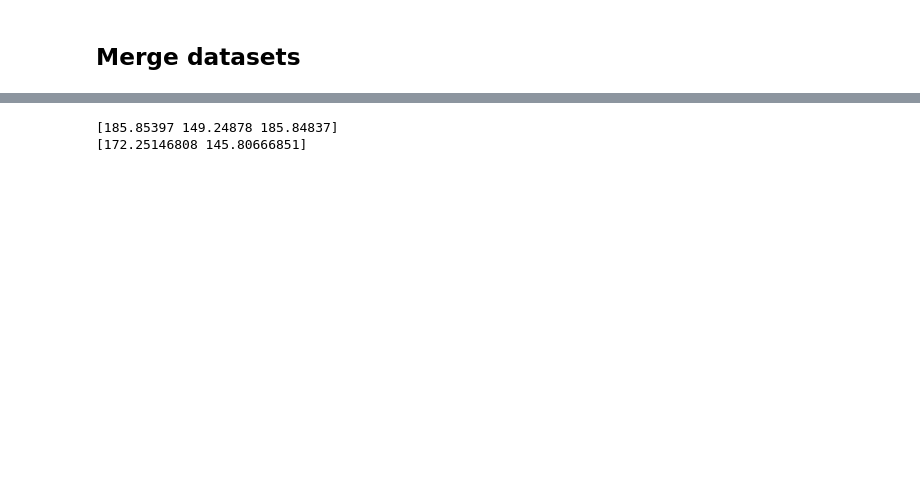
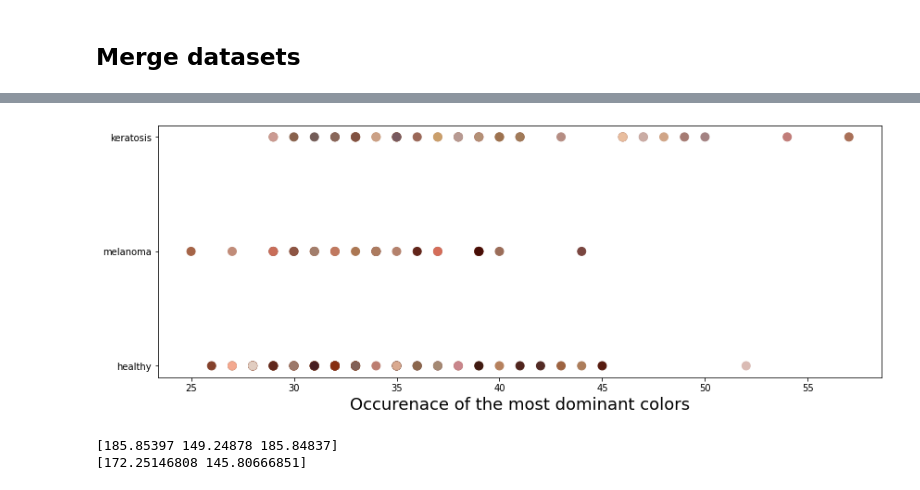
Before and after one commit to csipapicsa/fyp2021p03q10, a Jupyter notebook: notebooks/task_1.ipynb, the cells around one changed output, grey strips where cells are left out. Saved outputs shown, nothing was run; the diff lists cells and outputs as text; code cells hidden in the pictures; blank space fills up the shorter version.

```diff
--- a/notebooks/task_1.ipynb
+++ b/notebooks/task_1.ipynb
@@ -416,3 +387,17 @@ def clamp(x):
+# %%
+colors=final_df["RGB4html"]
+fig, ax = plt.subplots(figsize=(14, 5))
+plt.scatter(final_df["RGB4_occ"],
+            final_df["help_int_for_colors"],
+            s=80,
+            c=colors,
+            alpha=1)
+
+#plt.figsize(10,6)
+plt.xlabel("Occurenace of the most dominant colors",fontsize=18)
+plt.show()
+# %% [output]
+[figure, added]
 # %%
 # Color / Average and dominants / Read out five dominant colors
 # For that we should mask the regions
```
Also changed, not shown: parts of 10 cells of this notebook, 3 other files.
